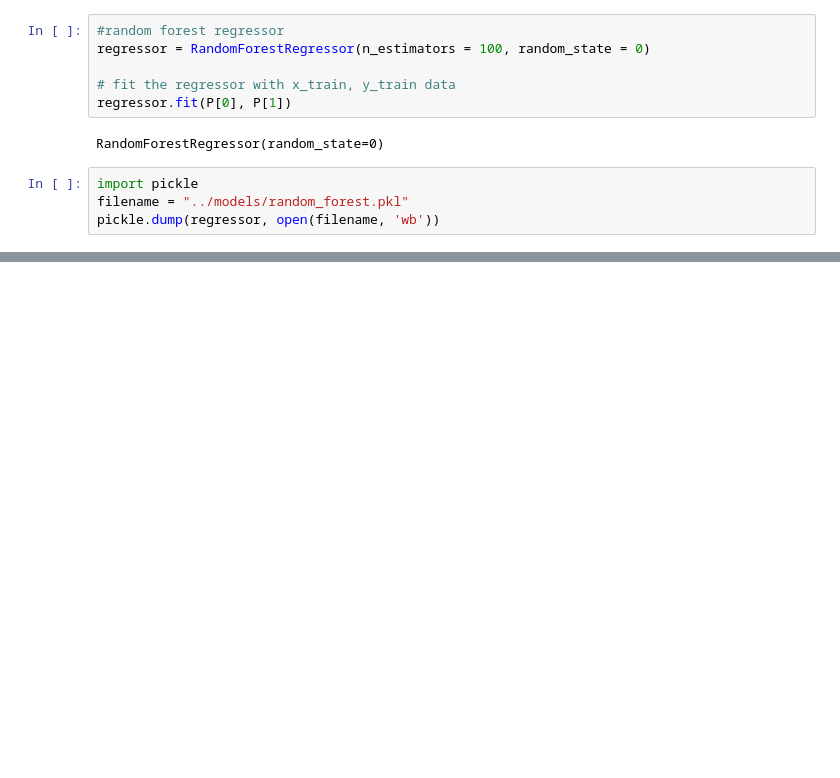
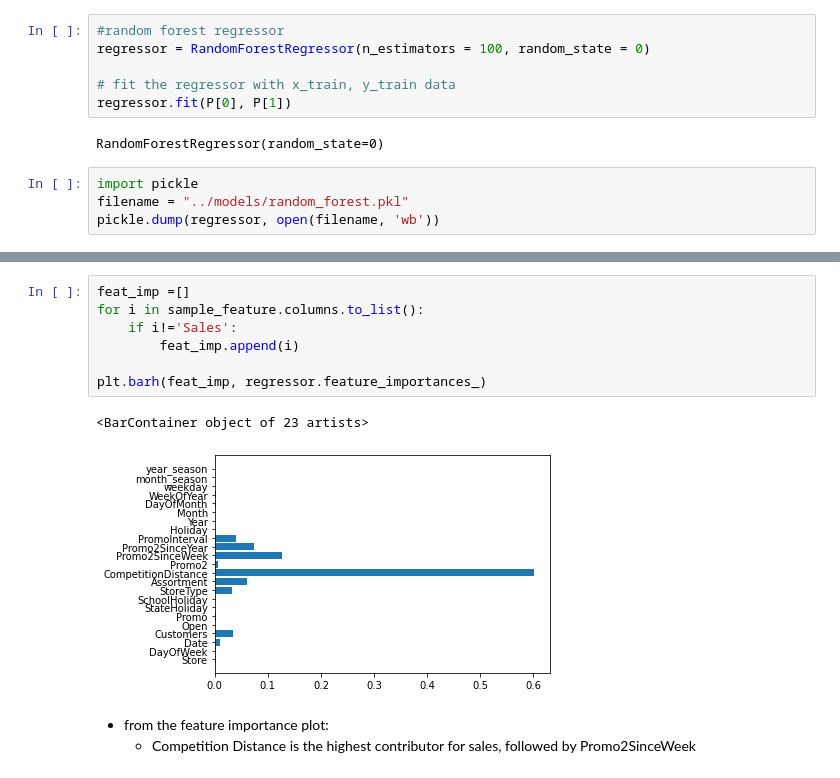
Before and after one commit to sel6/Rosmann_Pharmacy_prediction, a Jupyter notebook: notebooks/Preprocessing.ipynb, the cells around one changed output, grey strips where cells are left out. Cells and saved outputs as stored; diff of their text form; blank space fills up the shorter version.

Commit message:
plot feature importance

```diff
--- a/notebooks/Preprocessing.ipynb
+++ b/notebooks/Preprocessing.ipynb
@@ -90,0 +112,13 @@ Y_pred
+# %%
+feat_imp =[]
+for i in sample_feature.columns.to_list():
+    if i!='Sales':
+        feat_imp.append(i)
+
+plt.barh(feat_imp, regressor.feature_importances_)
+# %% [output]
+<BarContainer object of 23 artists>
+[figure, added]
+# %% [markdown]
+* from the feature importance plot:
+    * Competition Distance is the highest contributor for sales, followed by Promo2SinceWeek
```
Also changed, not shown: parts of 3 cells of this notebook.
